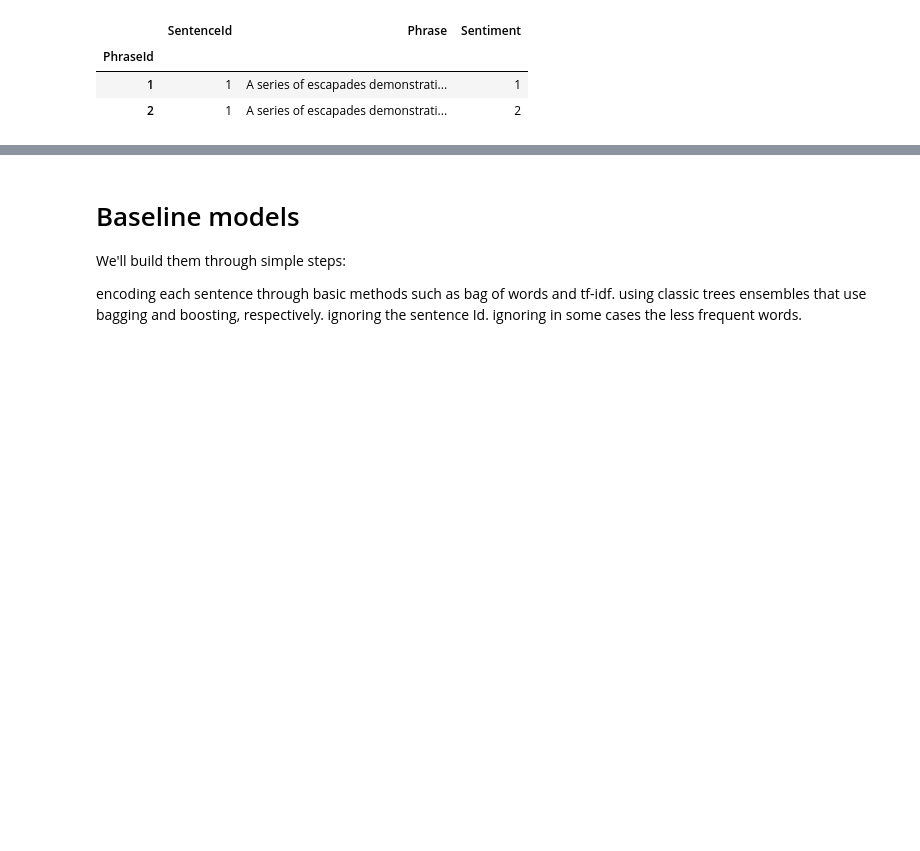
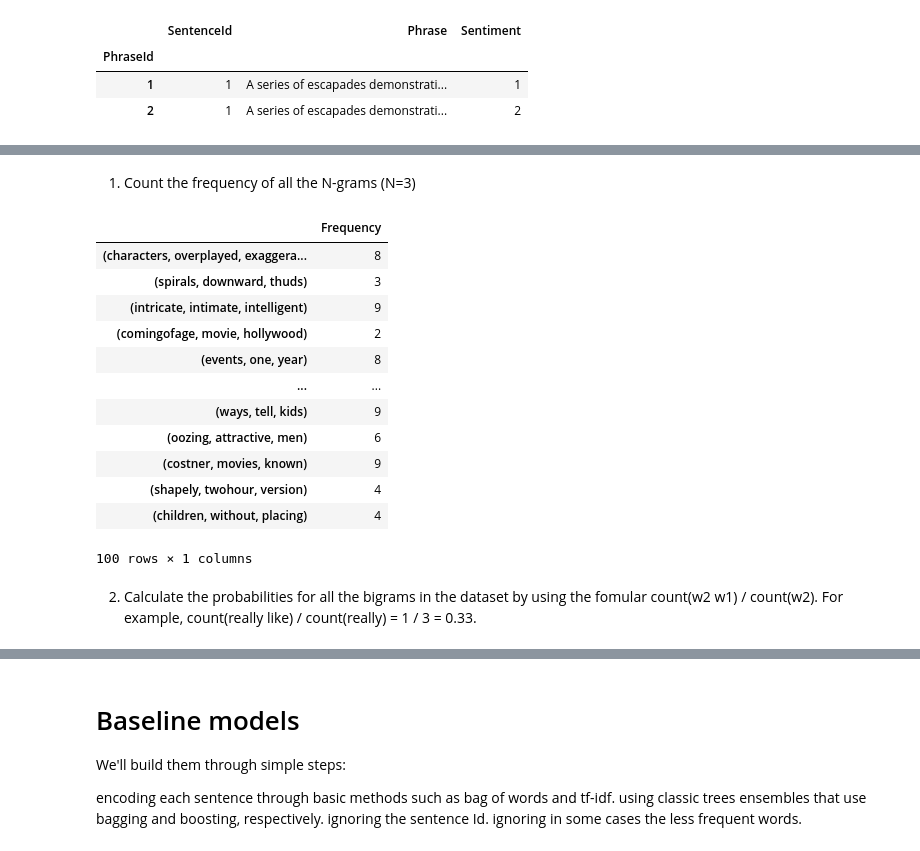
Before and after one commit to saivardhan31/saivardhanreddy_INFO5731_Spring2022, a Jupyter notebook: INFO5731_Assignment_Three_1.ipynb, the cells around one changed output, grey strips where cells are left out. Drawn from its saved outputs; the diff is of its cells as text; code cells hidden in the pictures; blank space fills up the shorter version.

```diff
--- a/INFO5731_Assignment_Three_1.ipynb
+++ b/INFO5731_Assignment_Three_1.ipynb
@@ -83,0 +141,39 @@ df.head(2)
+# %% [markdown]
+
+
+1. Count the frequency of all the N-grams (N=3)
+# %%
+def get_ngram(num):
+  ngram_dict = {}
+
+  for review in df.Phrase:
+    ngram_list = TextBlob(review).ngrams(num)
+    if(len(ngram_list) > 0):
+      for ngram in ngram_list:
+        ngram_key = tuple(ngram)
+        if ngram_key in ngram_dict:
+          ngram_dict[ngram_key] += 1
+        else:
+          ngram_dict[ngram_key] = 1
+  return(ngram_dict)
+
+ngram_num = 3
+trigram_dict = get_ngram(ngram_num)
+trigram = pd.DataFrame.from_dict(trigram_dict, orient='index', columns=['Frequency'])
+trigram.sample(100)
+# %% [output]
+|  | Frequency |
+| (characters, overplayed, exaggera... | 8 |
+| (spirals, downward, thuds) | 3 |
+| (intricate, intimate, intelligent) | 9 |
+| (comingofage, movie, hollywood) | 2 |
+| (events, one, year) | 8 |
+| ... | ... |
+| (ways, tell, kids) | 9 |
+| (oozing, attractive, men) | 6 |
+| (costner, movies, known) | 9 |
+| (shapely, twohour, version) | 4 |
+| (children, without, placing) | 4 |
+100 rows × 1 columns
+# %% [markdown]
+2. Calculate the probabilities for all the bigrams in the dataset by using the fomular count(w2 w1) / count(w2). For example, count(really like) / count(really) = 1 / 3 = 0.33.
```
Also changed, not shown: parts of 15 cells of this notebook.
